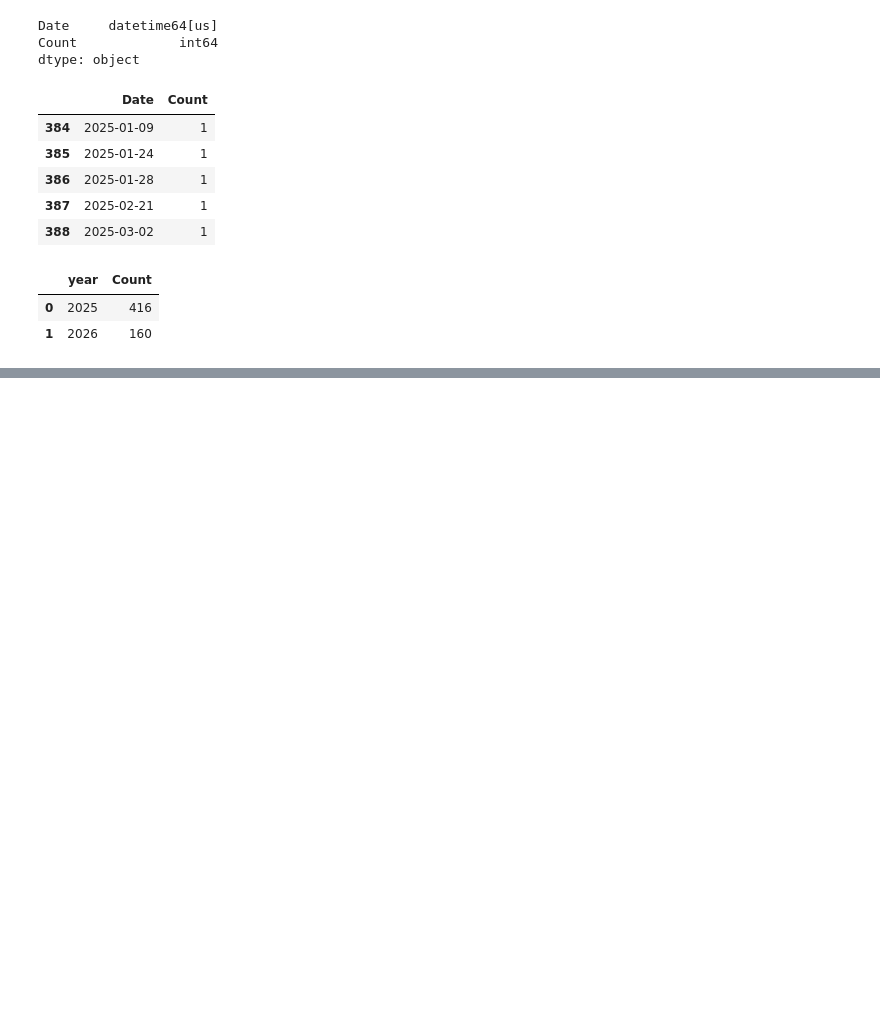
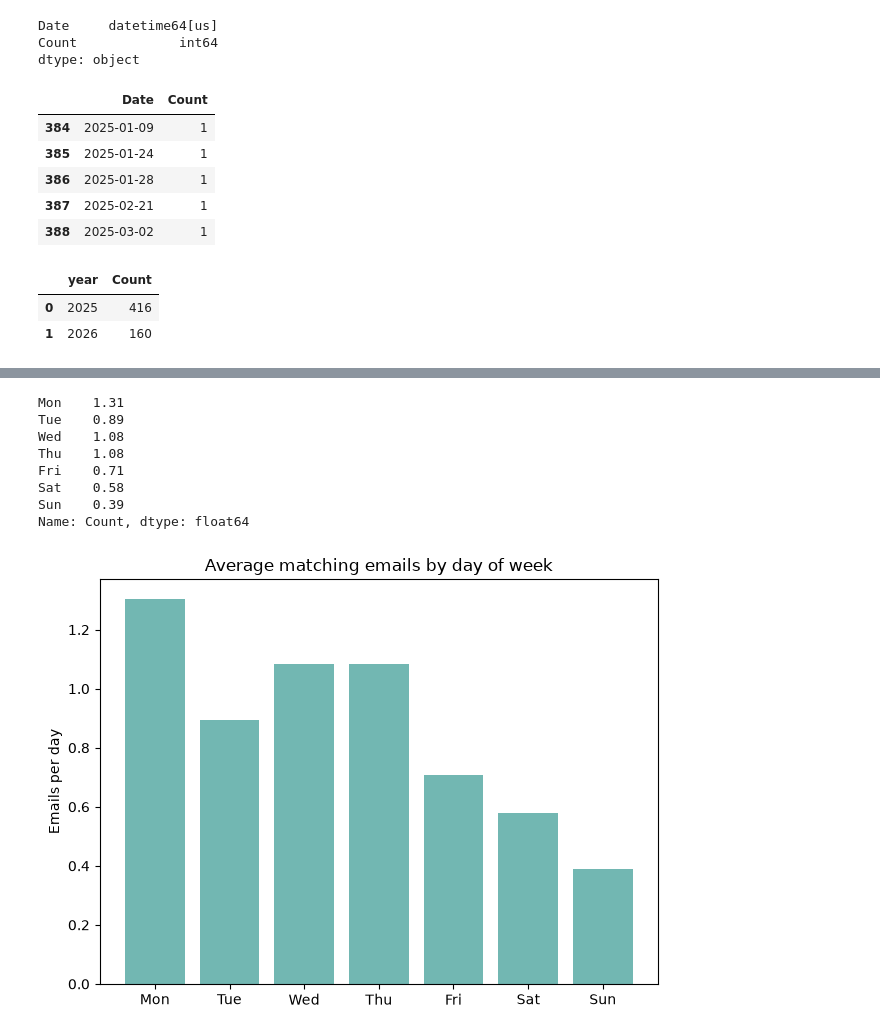
Before and after one commit to dhruv114523/application-frequency-retrieval, a Jupyter notebook: analysis.ipynb, the cells around one changed output, grey strips where cells are left out. Drawn from its saved outputs; the diff is of its cells as text; code cells hidden in the pictures; blank space fills up the shorter version.

Commit message:
day of week analysis and more and added limitations in README

```diff
--- a/analysis.ipynb
+++ b/analysis.ipynb
@@ -53,0 +48,30 @@ df
+# %%
+daily = (
+    df.set_index("Date")["Count"]
+    .asfreq("D", fill_value=0)
+)
+
+weekday_avg = (
+    daily.groupby(daily.index.dayofweek).mean()
+    .reindex(range(7))
+)
+weekday_avg.index = ["Mon", "Tue", "Wed", "Thu", "Fri", "Sat", "Sun"]
+
+fig, ax = plt.subplots()
+ax.bar(weekday_avg.index, weekday_avg.values, color="#72B7B2")
+ax.set_title("Average matching emails by day of week")
+ax.set_ylabel("Emails per day")
+fig.tight_layout()
+
+
+weekday_avg.round(2)
+# %% [output]
+Mon    1.31
+Tue    0.89
+Wed    1.08
+Thu    1.08
+Fri    0.71
+Sat    0.58
+Sun    0.39
+Name: Count, dtype: float64
+[figure, added]
```
Also changed, not shown: parts of 5 cells of this notebook, 1 other file.
